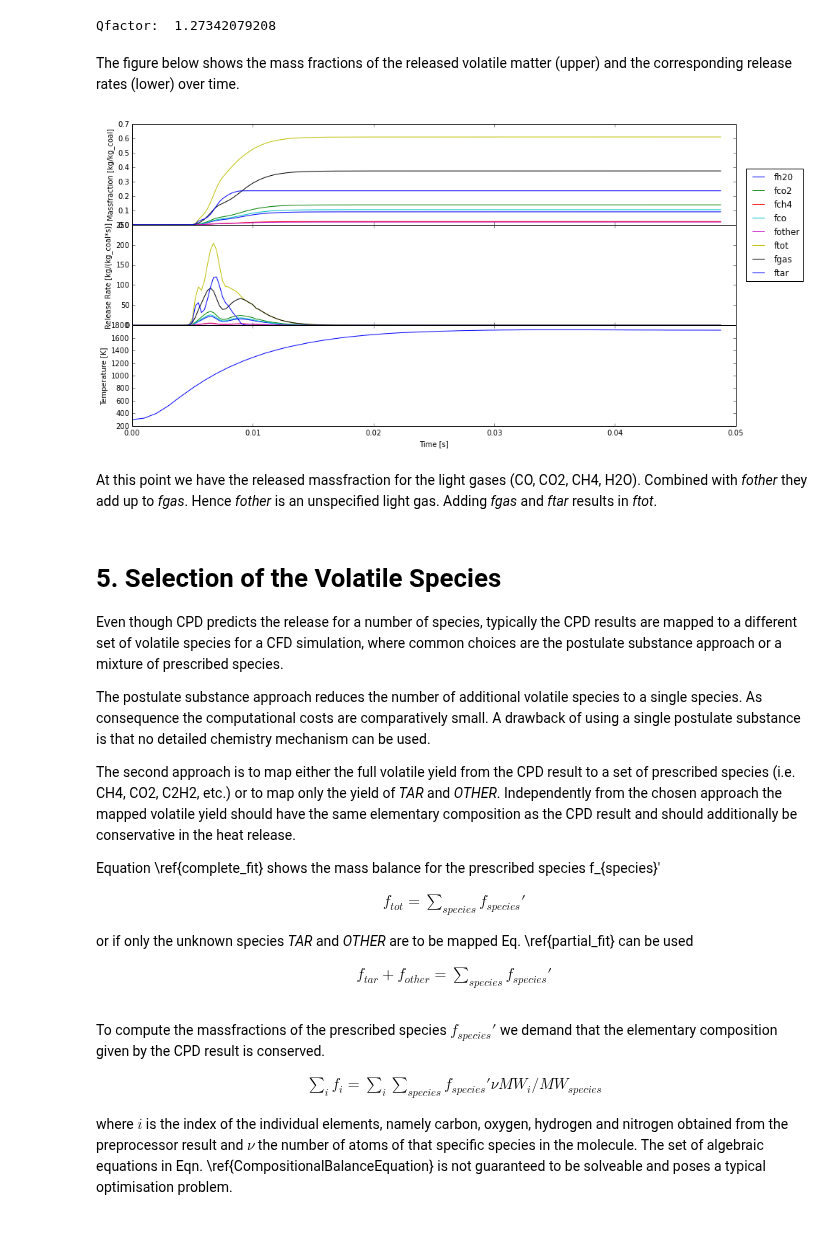
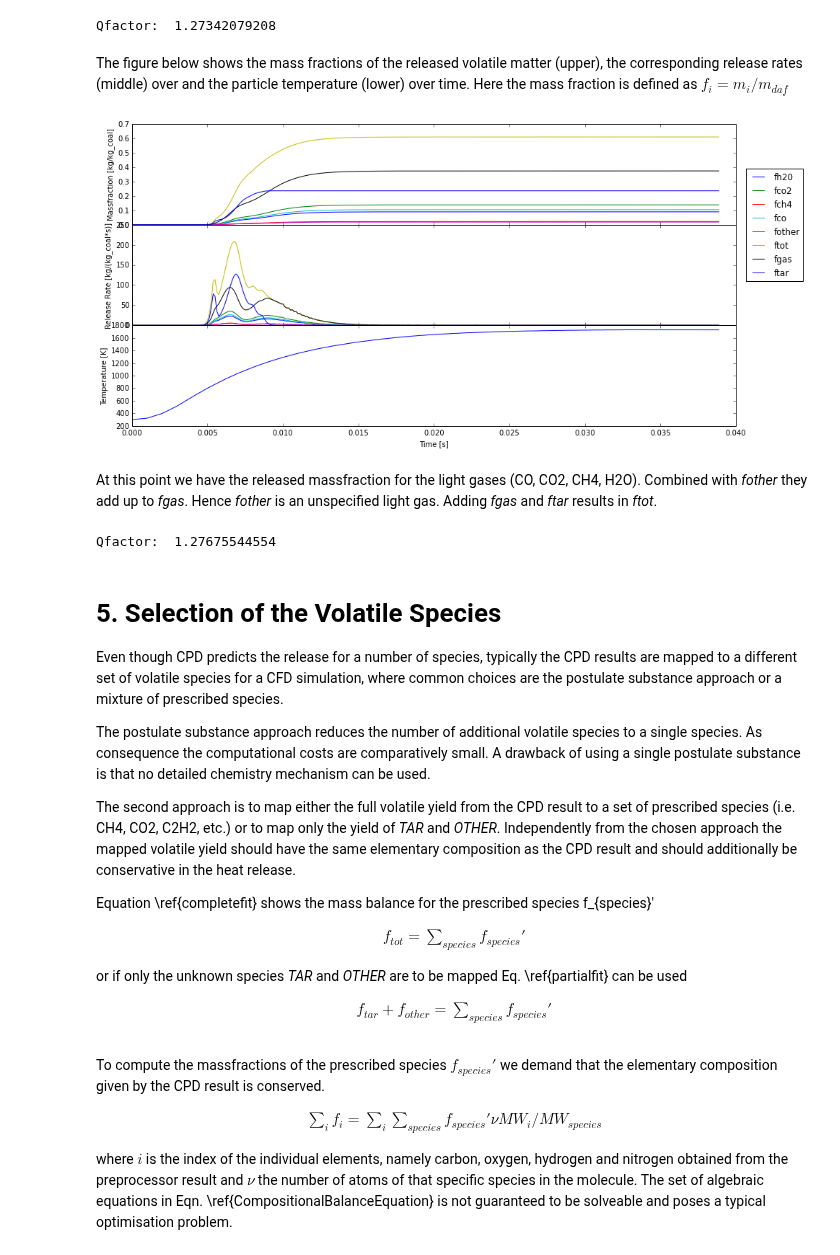
Before and after one commit to ostein/notebooks, a Jupyter notebook: pkp/BlackThunder.ipynb, the cells around one changed output. Drawn from its saved outputs; the diff is of its cells as text; code cells hidden in the pictures.

```diff
--- a/pkp/BlackThunder.ipynb
+++ b/pkp/BlackThunder.ipynb
@@ -184,7 +203,7 @@ Further parameters taken to compute the particle temperatures are shown below.
 # PLEASE DOUBLE CHECK
 props = DictValueTable({
     'Cp': {'val': 1200.0 , 'label': 'Cp [J/kgK]'},
-    'lambda_g': {'val': 8.831e-02, 'label':  'Thermal conductivity [W/mK]'},
+    #lambda_g': {'val': 8.831e-02, 'label':  'Thermal conductivity [W/mK]'},
     'rho': {'val': 1300.0, 'label': 'Density [kg/m3]'},
     'T_wall': {'val': 1720, 'label': 'Wall Temperature [K]'},
     'd': {'val': 75e-6, 'label': 'Particle Diameter [m]'},
@@ -262,5 +273,5 @@ compute_and_plot_property_range(ax[1], Shaddix2009.time, Shaddix2009.T_high, pro
 # %%
-Times, Temps = computeParticleTemperature(props, Shaddix2009.time, Shaddix2009.T_high, t_end=0.05)
+Times, Temps = computeParticleTemperature(props, Shaddix2009.time, Shaddix2009.T_high, t_end=0.04)
 input_dict['OperatingConditions'] = {'run0': zip(Times, Temps)[0:-1:100], 'pressure': 1.0, 'runs': 1}
 # %% [markdown]
 # 4. Execution of the CPD Preprocessor
@@ -272,11 +282,17 @@ print "Qfactor: ", cpd['run0'][1].qFactor
 # %% [output]
 Qfactor:  1.27342079208
 # %% [markdown]
-The figure below shows the mass fractions of the released volatile matter (upper) and the corresponding release rates (lower) over time.
+The figure below shows the mass fractions of the released volatile matter (upper), the corresponding release rates (middle) over and the particle temperature (lower) over time. Here the mass fraction is defined as $f_i=m_i/m_{daf}$
 # %%
-cpd['run0'][1].timesteps = 50
+cpd['run0'][1].timesteps = 25
 plot_cpd(cpd)
 # %% [output]
-[figure, old version]
+[figure, new version]
 # %% [markdown]
 At this point we have the released massfraction for the light gases (CO, CO2, CH4, H2O). Combined with *fother* they add up to *fgas*. Hence *fother* is an unspecified light gas.  Adding *fgas* and *ftar* results in *ftot*.
+# %%
+Times_MJC, Temps_MJC = MJC.time_MJC, MJC.T_MJC
+input_dict['OperatingConditions'] = {'run0': zip(Times_MJC, Temps_MJC)[0:-1:10], 'pressure': 1.0, 'runs': 1}
+cpd_MJC = pkp.generate(json_string=input_dict)
+# %% [output]
+Qfactor:  1.27675544554
@@ -289,18 +309,18 @@ The postulate substance approach reduces the number of additional volatile speci
 
 The second approach is to map either the full volatile yield from the CPD result to a set of prescribed species (i.e. CH4, CO2, C2H2, etc.) or to map only the yield of *TAR* and *OTHER*. Independently from the chosen approach the mapped volatile yield should have the same elementary composition as the CPD result and should additionally be conservative in the heat release.
 
-Equation \ref{complete_fit} shows the mass balance for the prescribed species f_{species}'
+Equation \ref{completefit} shows the mass balance for the prescribed species f_{species}'
 
 \begin{align}
 f_{tot} = \sum_{species} f_{species}'
-\label{complete_fit}
+\label{completefit}
 \end{align}
 
-or if only the unknown species *TAR* and *OTHER* are to be mapped Eq. \ref{partial_fit} can be used
+or if only the unknown species *TAR* and *OTHER* are to be mapped Eq. \ref{partialfit} can be used
 
 \begin{align}
 f_{tar} + f_{other} = \sum_{species} f_{species}'
-\label{partial_fit}
+\label{partialfit}
 \end{align}
 # %% [markdown]
 To compute the massfractions of the prescribed species $f_{species}'$ we demand that the elementary composition given by the CPD result is conserved.
```
Also changed, not shown: parts of 46 cells of this notebook.
